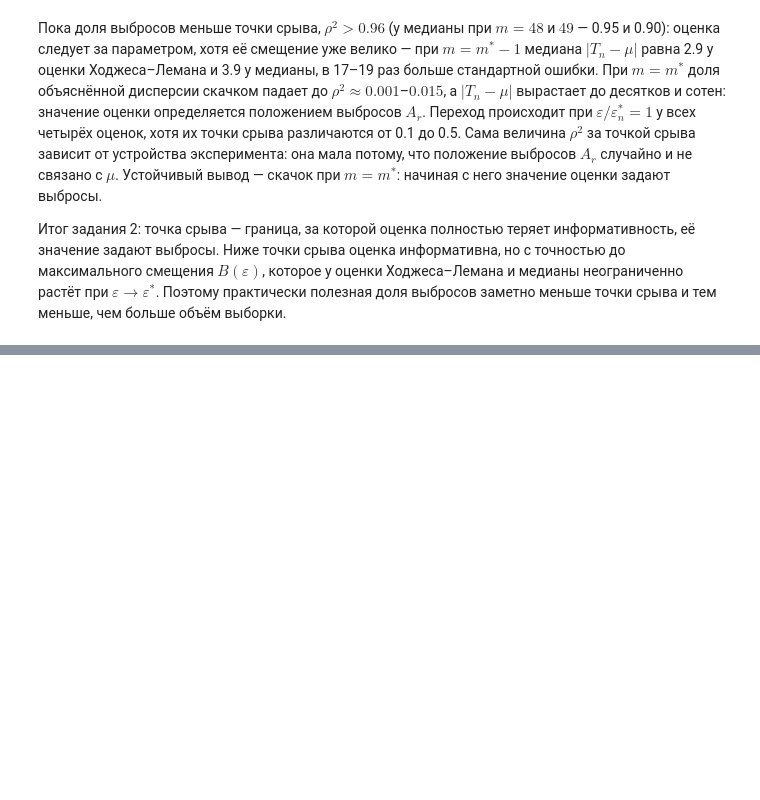
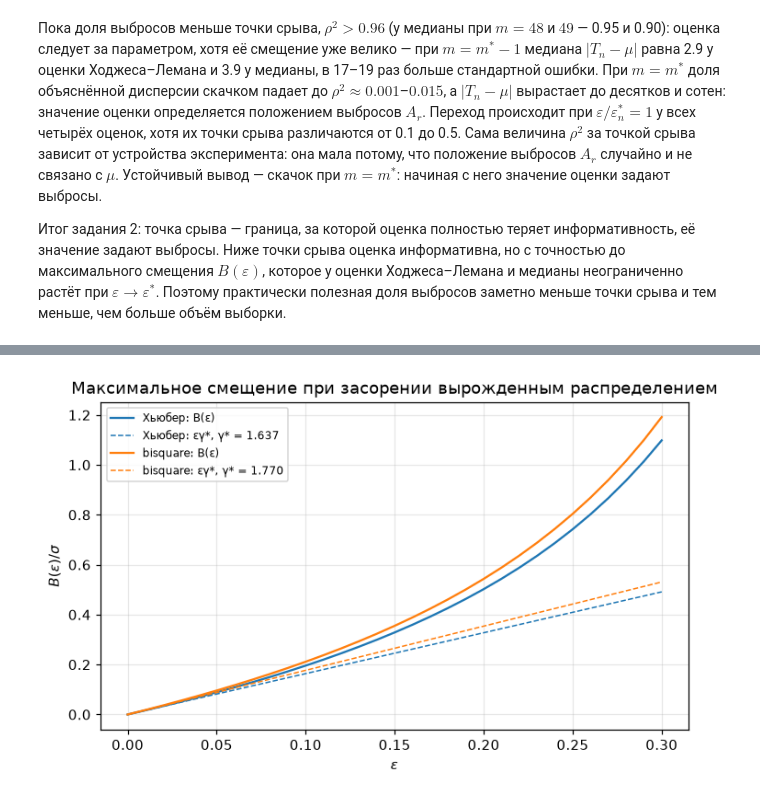
Before and after one commit to paulhowever/stata_ai_2026_WW, a Jupyter notebook: lab2.ipynb, the cells around one changed output, grey strips where cells are left out. Saved outputs shown, nothing was run; the diff lists cells and outputs as text; code cells hidden in the pictures; blank space fills up the shorter version.

```diff
--- a/lab2.ipynb
+++ b/lab2.ipynb
@@ -772,0 +991,21 @@ info_tab
+# %%
+EPS_LIST = (0.01, 0.02, 0.05, 0.1, 0.15, 0.2)
+_rows = {}
+for eps in EPS_LIST:
+    row = {}
+    for name, psi in PSI3.items():
+        b, x_star = max_bias(psi, eps)
+        row |= {
+            f"{name}: εγ*": eps * GES3[name],
+            f"{name}: B(ε)": b,
+            f"{name}: B(ε)/ε": b / eps,
+            f"{name}: B(ε), σ известна": max_bias(psi, eps, 1.0)[0],
+        }
+        if name == "bisquare":
+            row["bisquare: x₀*"] = x_star
+    _rows[eps] = row
+maxbias_tab = pd.DataFrame(_rows).T.rename_axis("ε")
+assert all(abs(maxbias_tab.loc[0.01, f"{name}: B(ε)/ε"] / GES3[name] - 1) < 0.05 for name in PSI3)
+assert all(np.isclose(maxbias_tab.loc[e, "Хьюбер: B(ε)"], m_functional(PSI3["Хьюбер"], e, X0_INF), rtol=1e-9) for e in EPS_LIST)
+assert (maxbias_tab["bisquare: x₀*"] < 6).all()
+maxbias_tab
@@ -772,0 +1021,13 @@ info_tab
+# %%
+_eps = np.linspace(0.0, 0.3, 31)
+fig, ax = plt.subplots(figsize=(7.5, 4.2))
+for i, (name, psi) in enumerate(PSI3.items()):
+    ax.plot(_eps, [max_bias(psi, e)[0] if e > 0 else 0.0 for e in _eps], color=f"C{i}", label=f"{name}: B(ε)")
+    ax.plot(_eps, _eps * GES3[name], color=f"C{i}", ls="--", lw=1, label=f"{name}: εγ*, γ* = {GES3[name]:.3f}")
+ax.set_xlabel(r"$\varepsilon$")
+ax.set_ylabel(r"$B(\varepsilon) / \sigma$")
+ax.set_title("Максимальное смещение при засорении вырожденным распределением")
+ax.legend(fontsize=8)
+plt.show()
+# %% [output]
+[figure, added]
```
Also changed, not shown: parts of 24 cells of this notebook.
